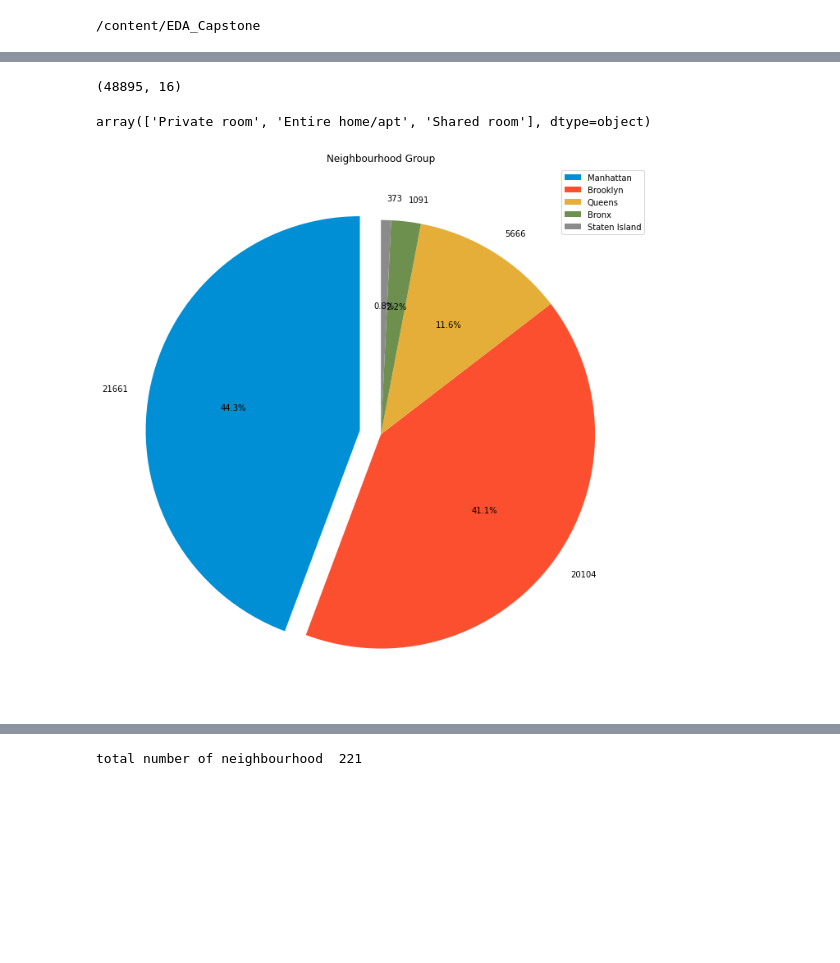
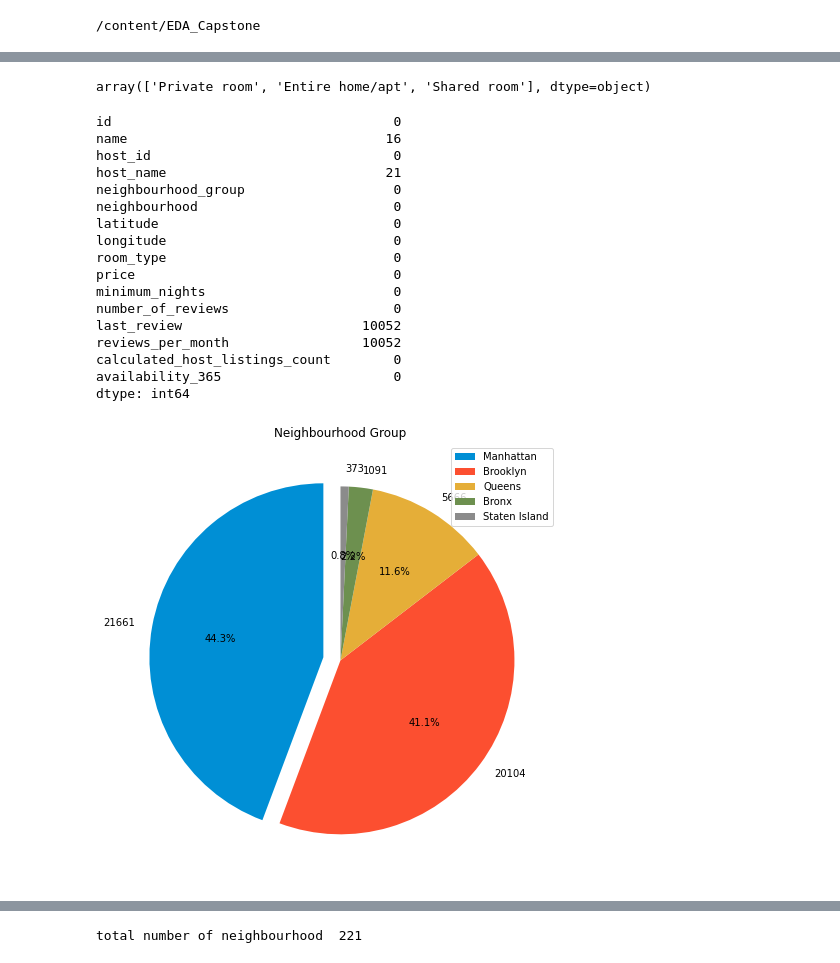
Before and after one commit to sravyagadam/EDA_Capstone, a Jupyter notebook: Copy_of_Airbnb_Bookings_Analysis_Capstone_Project.ipynb, the cells around one changed output, grey strips where cells are left out. Saved outputs shown, nothing was run; the diff lists cells and outputs as text; code cells hidden in the pictures; blank space fills up the shorter version.

```diff
--- a/Copy_of_Airbnb_Bookings_Analysis_Capstone_Project.ipynb
+++ b/Copy_of_Airbnb_Bookings_Analysis_Capstone_Project.ipynb
@@ -43,10 +43,6 @@ airbnb.head()
 | 2 | 3647 | THE VILLAGE OF HARLEM....NEW YORK ! | 4632 | Elisabeth | Manhattan | Harlem | 40.80902 | -73.94190 | ... |
 | 3 | 3831 | Cozy Entire Floor of Brownstone | 4869 | LisaRoxanne | Brooklyn | Clinton Hill | 40.68514 | -73.95976 | ... |
 | 4 | 5022 | Entire Apt: Spacious Studio/Loft ... | 7192 | Laura | Manhattan | East Harlem | 40.79851 | -73.94399 | ... |
-# %%
-airbnb.shape
-# %% [output]
-(48895, 16)
 # %%
 airbnb['neighbourhood_group'].unique()
 
@@ -55,19 +51,40 @@ airbnb['neighbourhood'].unique()
 airbnb['room_type'].unique()
 # %% [output]
 array(['Private room', 'Entire home/apt', 'Shared room'], dtype=object)
+# %%
+#airbnb.shape
+airbnb.isna().sum()
+# %% [output]
+id                                    0
+name                                 16
+host_id                               0
+host_name                            21
+neighbourhood_group                   0
+neighbourhood                         0
+latitude                              0
+longitude                             0
+room_type                             0
+price                                 0
+minimum_nights                        0
+number_of_reviews                     0
+last_review                       10052
+reviews_per_month                 10052
+calculated_host_listings_count        0
+availability_365                      0
+dtype: int64
 # %%
 # time for cleaning the data set check if any null values are there and remove them / make it as 0
 airbnb['reviews_per_month'].fillna(0,inplace=True)
 # %%
 labels = airbnb.neighbourhood_group.value_counts().index
 colors = ['#008fd5','#fc4f30','#e5ae38','#6d904f','#8b8b8b','#00FFFF']
 explode = (0.1,0,0,0,0)
 shape = airbnb.neighbourhood_group.value_counts().values
-plt.figure(figsize=(12,12))
+plt.figure(figsize=(8,8))
 plt.pie(shape, explode = explode, labels=shape, colors= colors, autopct = '%1.1f%%', startangle=90)
 plt.legend(labels)
 plt.title('Neighbourhood Group')
 plt.show()
 # %% [output]
-[figure, old version]
+[figure, new version]
 # %%
```
Also changed, not shown: parts of 3 cells of this notebook.
